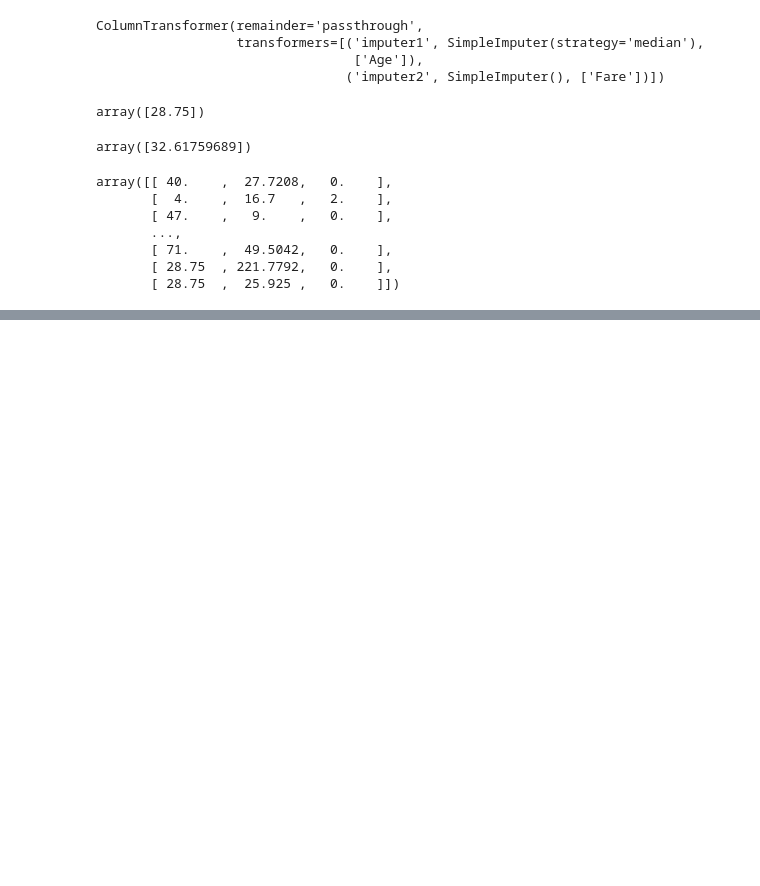
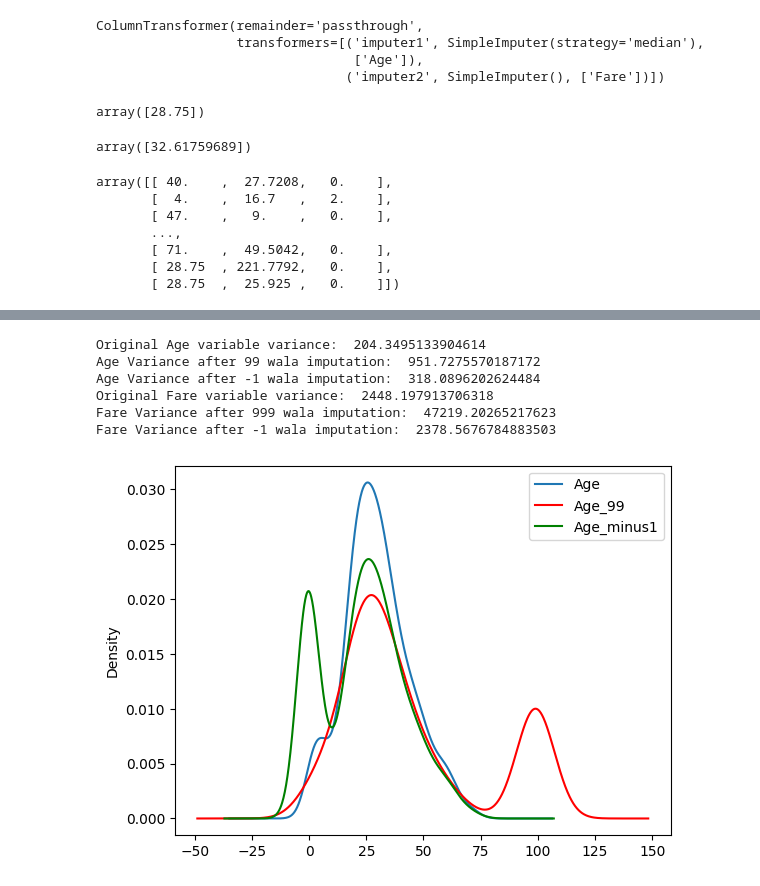
Before and after one commit to Dhrupad-05/Intro-to-Machine-Learning, a Jupyter notebook: 6_Handling_Missing_Data.ipynb, the cells around one changed output, grey strips where cells are left out. Drawn from its saved outputs; the diff is of its cells as text; code cells hidden in the pictures; blank space fills up the shorter version.

Commit message:
ADDED arbitrary-value-imputation

```diff
--- a/6_Handling_Missing_Data.ipynb
+++ b/6_Handling_Missing_Data.ipynb
@@ -450,0 +460,3 @@ array([[ 40.    ,  27.7208,   0.    ],
+# %%
+df = pd.read_csv('titanic_toy.csv')
+df.head()
@@ -450,0 +479,45 @@ array([[ 40.    ,  27.7208,   0.    ],
+# %%
+X = df.drop(columns=['Survived'])
+y = df['Survived']
+# %%
+X_train,X_test,y_train,y_test = train_test_split(X,y,test_size=0.2,random_state=2)
+X_train['Age_99'] = X_train['Age'].fillna(99)
+X_train['Age_minus1'] = X_train['Age'].fillna(-1)
+
+X_train['Fare_999'] = X_train['Fare'].fillna(999)
+X_train['Fare_minus1'] = X_train['Fare'].fillna(-1)
+# %%
+print('Original Age variable variance: ', X_train['Age'].var())
+print('Age Variance after 99 wala imputation: ', X_train['Age_99'].var())
+print('Age Variance after -1 wala imputation: ', X_train['Age_minus1'].var())
+
+print('Original Fare variable variance: ', X_train['Fare'].var())
+print('Fare Variance after 999 wala imputation: ', X_train['Fare_999'].var())
+print('Fare Variance after -1 wala imputation: ', X_train['Fare_minus1'].var())
+# %% [output]
+Original Age variable variance:  204.3495133904614
+Age Variance after 99 wala imputation:  951.7275570187172
+Age Variance after -1 wala imputation:  318.0896202624484
+Original Fare variable variance:  2448.197913706318
+Fare Variance after 999 wala imputation:  47219.20265217623
+Fare Variance after -1 wala imputation:  2378.5676784883503
+# %%
+fig = plt.figure()
+ax = fig.add_subplot(111)
+
+# original variable distribution
+X_train['Age'].plot(kind='kde', ax=ax)
+
+# variable imputed with the median
+X_train['Age_99'].plot(kind='kde', ax=ax, color='red')
+
+# variable imputed with the mean
+X_train['Age_minus1'].plot(kind='kde', ax=ax, color='green')
+
+# add legends
+lines, labels = ax.get_legend_handles_labels()
+ax.legend(lines, labels, loc='best')
+plt.show()
+# the chages in the graph are large this is a bad sign for the model
+# %% [output]
+[figure, added]
```
Also changed, not shown: parts of 14 cells of this notebook.
